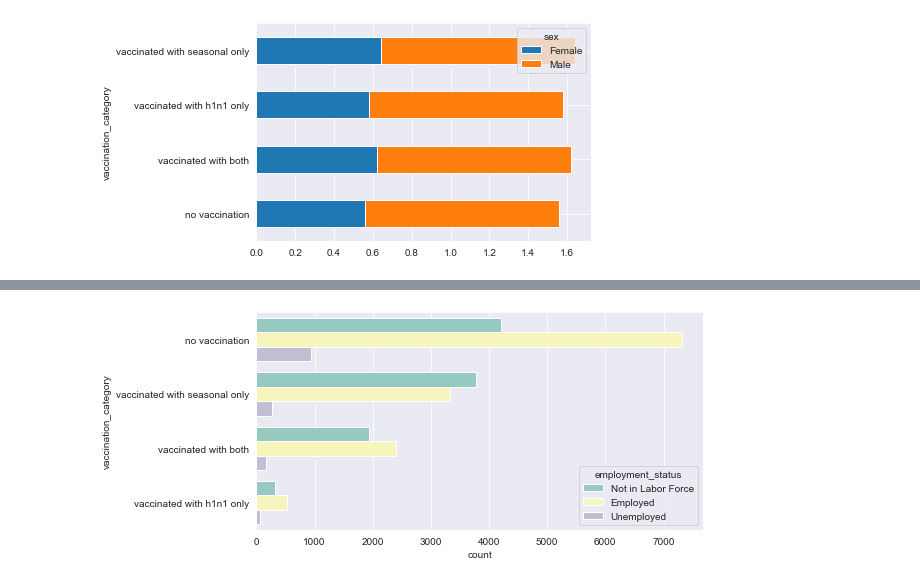
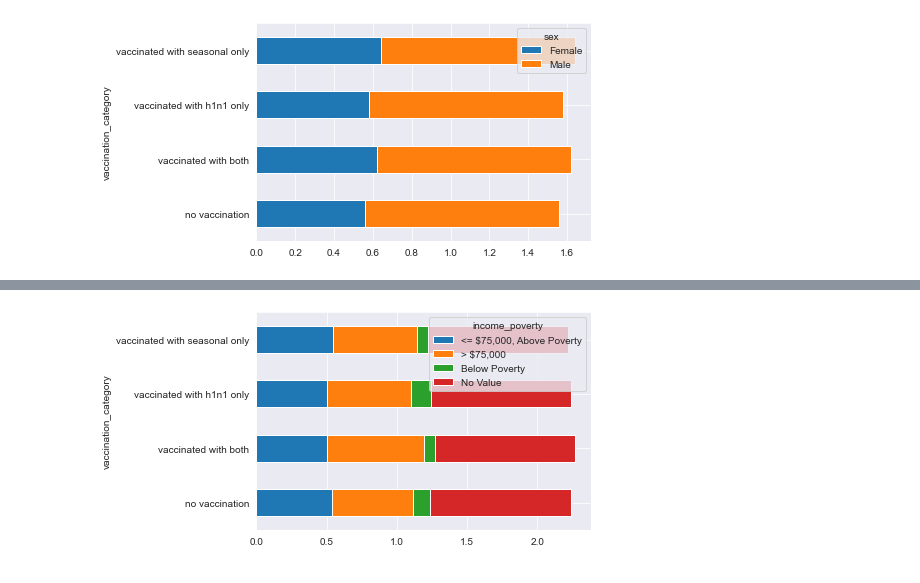
Before and after one commit to lnbalon/mab2133, a Jupyter notebook: workshop/notebooks/01-support-vector-machine.ipynb, the cells around one changed output, grey strips where cells are left out. Drawn from its saved outputs; the diff is of its cells as text; code cells hidden in the pictures.

```diff
--- a/workshop/notebooks/01-support-vector-machine.ipynb
+++ b/workshop/notebooks/01-support-vector-machine.ipynb
@@ -177,7 +171,12 @@ plt.show()
-# %%
-a4_dims = (8, 4)
-fig, ax = plt.subplots(figsize=a4_dims)
-ax = sns.barplot(y='vaccination_category', x='count',data=train_df, hue='employment_status', ci=None, estimator=sum, palette='Set3')
-plt.show()
-# %% [output]
-[figure, removed]
+# %%
+col = 'income_poverty'
+train_df[col].fillna('No Value', inplace=True)
+grouped= train_df.groupby(['vaccination_category', col])['respondent_id'].count()
+stacked = grouped.unstack(level=1)
+for i in train_df[col].unique():
+    stacked[i] = stacked[i] / stacked.sum(axis=1)
+
+stacked.plot(kind='barh', stacked=True)
+plt.show()
+# %% [output]
+[figure, added]
```
Also changed, not shown: parts of 5 cells of this notebook.
